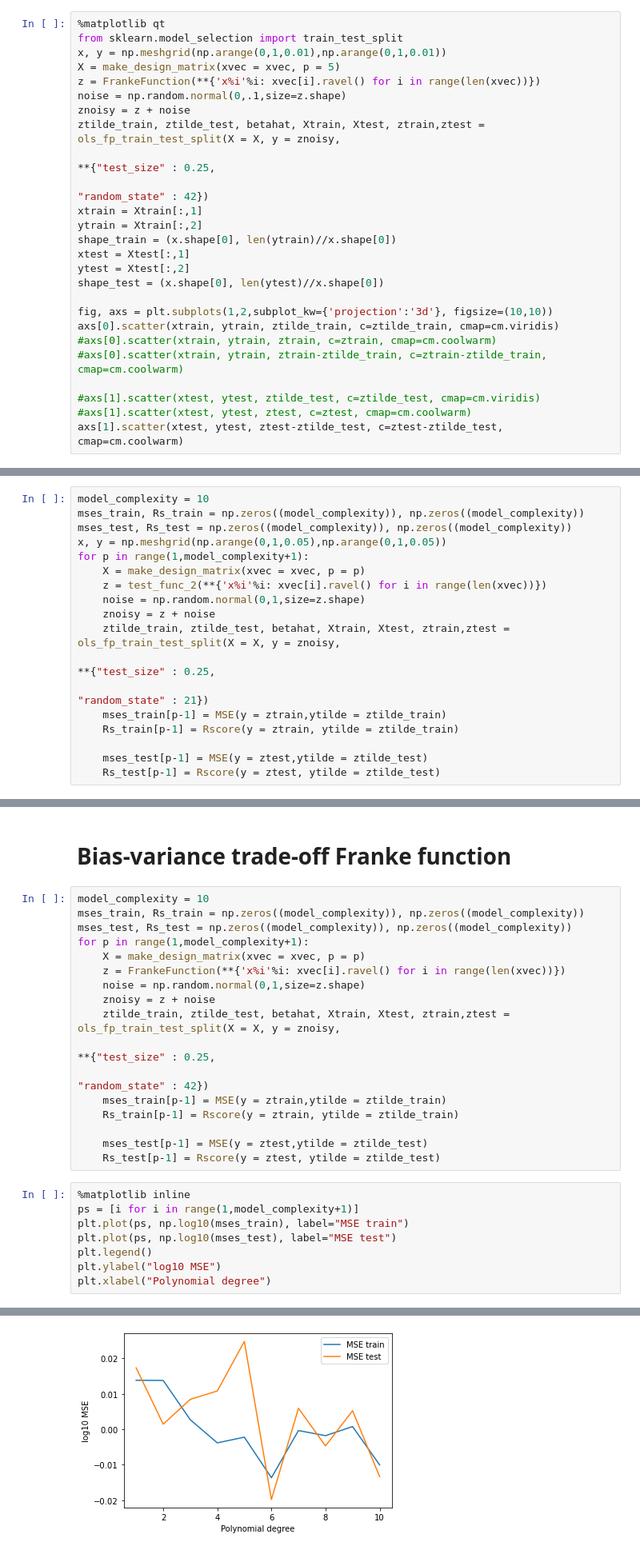
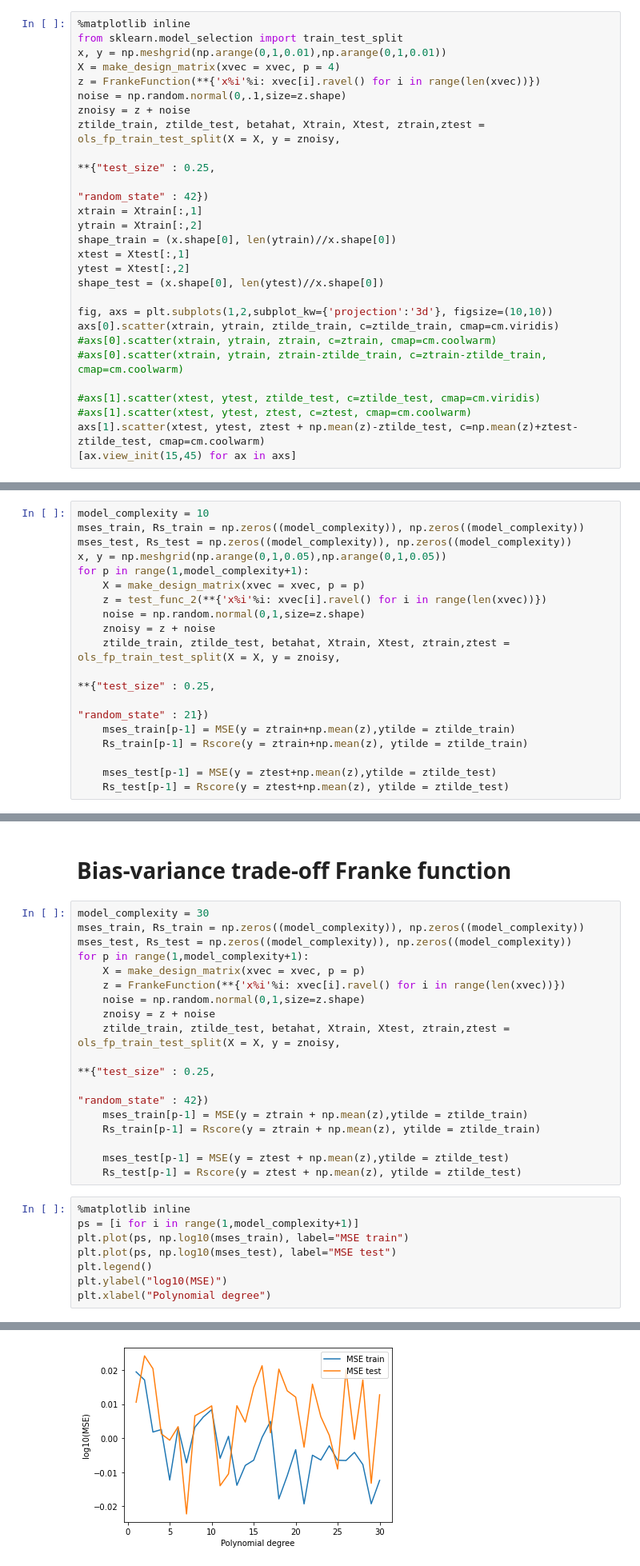
Before and after one commit to johanage/ada_ml_project1, a Jupyter notebook: Project1.ipynb, the cells around one changed output, grey strips where cells are left out. Shown at 80% size. Cells and saved outputs as stored; diff of their text form.

```diff
--- a/Project1.ipynb
+++ b/Project1.ipynb
@@ -180,10 +178,10 @@ plt.legend(bbox_to_anchor=(1,.5,.1,1.1))
 
 To plot surface data retrieve the indices from the uniqueness of the xy-coordinates.
 # %%
-%matplotlib qt
+%matplotlib inline
 from sklearn.model_selection import train_test_split
 x, y = np.meshgrid(np.arange(0,1,0.01),np.arange(0,1,0.01))
-X = make_design_matrix(xvec = xvec, p = 5)
+X = make_design_matrix(xvec = xvec, p = 4)
 z = FrankeFunction(**{'x%i'%i: xvec[i].ravel() for i in range(len(xvec))})
 noise = np.random.normal(0,.1,size=z.shape)
 znoisy = z + noise
@@ -204,5 +202,6 @@ axs[0].scatter(xtrain, ytrain, ztilde_train, c=ztilde_train, cmap=cm.viridis)
 
 #axs[1].scatter(xtest, ytest, ztilde_test, c=ztilde_test, cmap=cm.viridis)
 #axs[1].scatter(xtest, ytest, ztest, c=ztest, cmap=cm.coolwarm)
-axs[1].scatter(xtest, ytest, ztest-ztilde_test, c=ztest-ztilde_test, cmap=cm.coolwarm)
+axs[1].scatter(xtest, ytest, ztest + np.mean(z)-ztilde_test, c=np.mean(z)+ztest-ztilde_test, cmap=cm.coolwarm)
+[ax.view_init(15,45) for ax in axs]
 # %% [output]
@@ -226,11 +226,11 @@ for p in range(1,model_complexity+1):
     ztilde_train, ztilde_test, betahat, Xtrain, Xtest, ztrain,ztest = ols_fp_train_test_split(X = X, y = znoisy,
                                                                                               **{"test_size" : 0.25,
                                                                                                 "random_state" : 21})
-    mses_train[p-1] = MSE(y = ztrain,ytilde = ztilde_train)
-    Rs_train[p-1] = Rscore(y = ztrain, ytilde = ztilde_train)
+    mses_train[p-1] = MSE(y = ztrain+np.mean(z),ytilde = ztilde_train)
+    Rs_train[p-1] = Rscore(y = ztrain+np.mean(z), ytilde = ztilde_train)
 
-    mses_test[p-1] = MSE(y = ztest,ytilde = ztilde_test)
-    Rs_test[p-1] = Rscore(y = ztest, ytilde = ztilde_test)
+    mses_test[p-1] = MSE(y = ztest+np.mean(z),ytilde = ztilde_test)
+    Rs_test[p-1] = Rscore(y = ztest+np.mean(z), ytilde = ztilde_test)
 # %%
 %matplotlib inline
 ps = [i for i in range(1,model_complexity+1)]
@@ -250,7 +250,7 @@ Text(0.5, 0, 'Polynomial degree')
 # %% [markdown]
 # Bias-variance trade-off Franke function
 # %%
-model_complexity = 10
+model_complexity = 30
 mses_train, Rs_train = np.zeros((model_complexity)), np.zeros((model_complexity))
 mses_test, Rs_test = np.zeros((model_complexity)), np.zeros((model_complexity))
 for p in range(1,model_complexity+1):
@@ -261,22 +261,22 @@ for p in range(1,model_complexity+1):
     ztilde_train, ztilde_test, betahat, Xtrain, Xtest, ztrain,ztest = ols_fp_train_test_split(X = X, y = znoisy,
                                                                                               **{"test_size" : 0.25,
                                                                                                 "random_state" : 42})
-    mses_train[p-1] = MSE(y = ztrain,ytilde = ztilde_train)
-    Rs_train[p-1] = Rscore(y = ztrain, ytilde = ztilde_train)
+    mses_train[p-1] = MSE(y = ztrain + np.mean(z),ytilde = ztilde_train)
+    Rs_train[p-1] = Rscore(y = ztrain + np.mean(z), ytilde = ztilde_train)
 
-    mses_test[p-1] = MSE(y = ztest,ytilde = ztilde_test)
-    Rs_test[p-1] = Rscore(y = ztest, ytilde = ztilde_test)
+    mses_test[p-1] = MSE(y = ztest + np.mean(z),ytilde = ztilde_test)
+    Rs_test[p-1] = Rscore(y = ztest + np.mean(z), ytilde = ztilde_test)
 # %%
 %matplotlib inline
 ps = [i for i in range(1,model_complexity+1)]
 plt.plot(ps, np.log10(mses_train), label="MSE train")
 plt.plot(ps, np.log10(mses_test), label="MSE test")
 plt.legend()
-plt.ylabel("log10 MSE")
+plt.ylabel("log10(MSE)")
 plt.xlabel("Polynomial degree")
 # %% [output]
 Text(0.5, 0, 'Polynomial degree')
-[figure, old version]
+[figure, new version]
 # %% [markdown]
 # Bootstrap
 # %%
```
Also changed, not shown: parts of 20 cells of this notebook, 1 other file.
